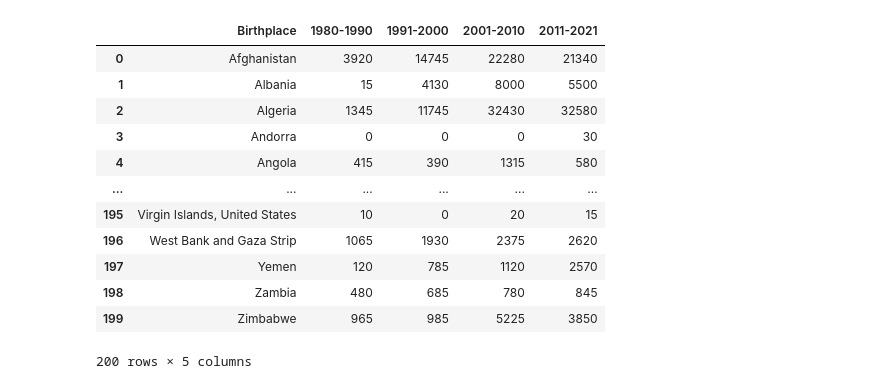
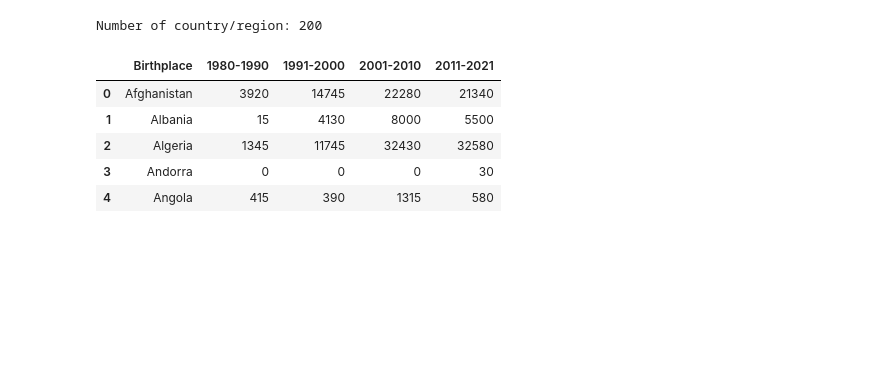
Before and after one commit to Hongwei-Z/CanadianImmigrationStudy, a Jupyter notebook: Main.ipynb, the cells around one changed output. Cells and saved outputs as stored; diff of their text form; code cells hidden in the pictures; blank space fills up the shorter version.

```diff
--- a/Main.ipynb
+++ b/Main.ipynb
@@ -11,33 +13,30 @@ im.columns=['Birthplace', '1980-1990', '1991-2000', '2001-2010', '2011-2021']
 # %%
 for i in range(len(im)):
     if im['Birthplace'][i][-2:].isdigit():
         im['Birthplace'][i] = im['Birthplace'][i][0:-3]
     if im['Birthplace'][i][-1].isdigit():
         im['Birthplace'][i] = im['Birthplace'][i][0:-2]
 
     im['1980-1990'][i] = int(im['1980-1990'][i].replace(',', ''))
     im['1991-2000'][i] = int(im['1991-2000'][i].replace(',', ''))
     im['2001-2010'][i] = int(im['2001-2010'][i].replace(',', ''))
     im['2011-2021'][i] = int(im['2011-2021'][i].replace(',', ''))
     if im['1980-1990'][i] == 0 and im['1991-2000'][i] == 0 and im['2001-2010'][i] == 0 and im['2011-2021'][i] == 0:
         im=im.drop(labels=i)
+
 im = im.sort_values(by=['Birthplace'])
 im.reset_index(drop=True, inplace=True)
-im
+
+print("Number of country/region:", len(im))
+im.head()
 # %% [output]
+Number of country/region: 200
 |  | Birthplace | 1980-1990 | 1991-2000 | 2001-2010 | 2011-2021 |
 | 0 | Afghanistan | 3920 | 14745 | 22280 | 21340 |
 | 1 | Albania | 15 | 4130 | 8000 | 5500 |
 | 2 | Algeria | 1345 | 11745 | 32430 | 32580 |
 | 3 | Andorra | 0 | 0 | 0 | 30 |
 | 4 | Angola | 415 | 390 | 1315 | 580 |
-| ... | ... | ... | ... | ... | ... |
-| 195 | Virgin Islands, United States | 10 | 0 | 20 | 15 |
-| 196 | West Bank and Gaza Strip | 1065 | 1930 | 2375 | 2620 |
-| 197 | Yemen | 120 | 785 | 1120 | 2570 |
-| 198 | Zambia | 480 | 685 | 780 | 845 |
-| 199 | Zimbabwe | 965 | 985 | 5225 | 3850 |
-200 rows × 5 columns
 # %%
 gdp = pd.read_csv("Datasets/gdp.csv", skiprows=4, nrows=266, usecols=[0, 55, 65])
 gdp.columns = ['Birthplace', 'GDP11', 'GDP21']
```
Also changed, not shown: parts of 11 cells of this notebook.
